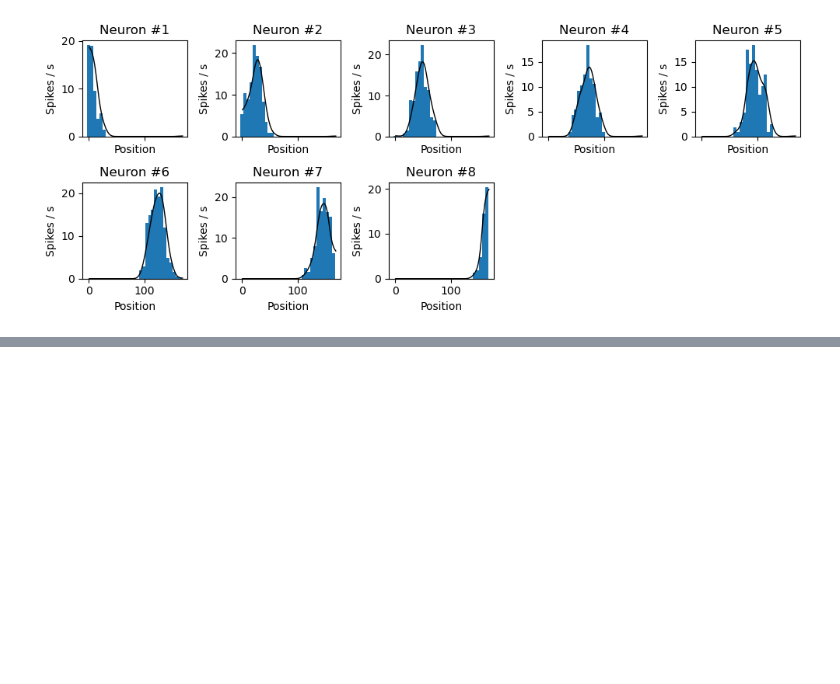
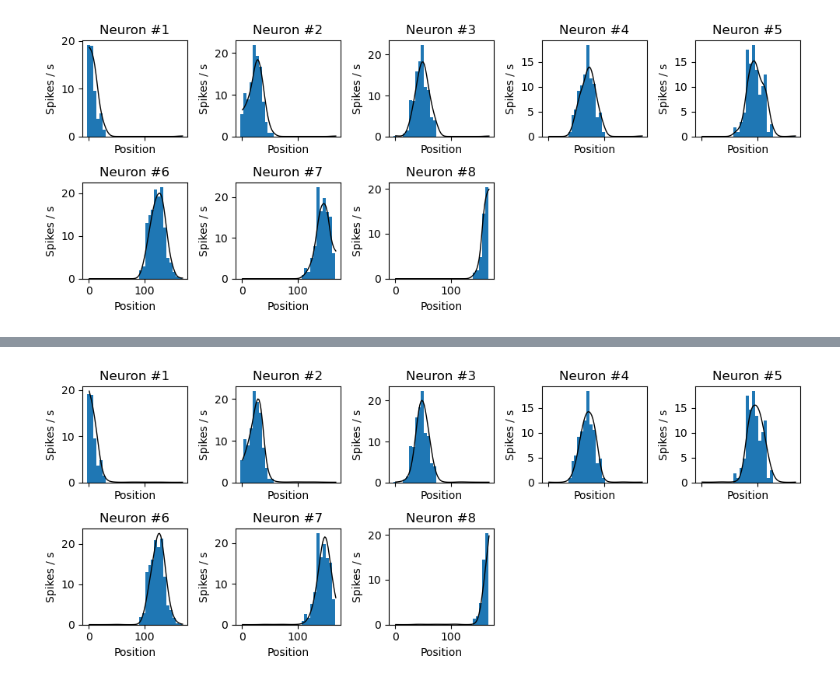
Before and after one commit to Eden-Kramer-Lab/replay_identification, a Jupyter notebook: notebooks/test_spiking_kde.ipynb, the cells around one changed output, grey strips where cells are left out. Drawn from its saved outputs; the diff is of its cells as text; code cells hidden in the pictures; blank space fills up the shorter version.

```diff
--- a/notebooks/test_spiking_kde.ipynb
+++ b/notebooks/test_spiking_kde.ipynb
@@ -171,0 +231,5 @@ detector.plot_place_fields(sampling_frequency=1500, axes=axes)
+# %%
+axes = detector_glm.plot_spikes(position, spikes, sampling_frequency=1500)
+detector_glm.plot_place_fields(sampling_frequency=1500, axes=axes)
+# %% [output]
+[figure, added]
```
Also changed, not shown: parts of 11 cells of this notebook.
